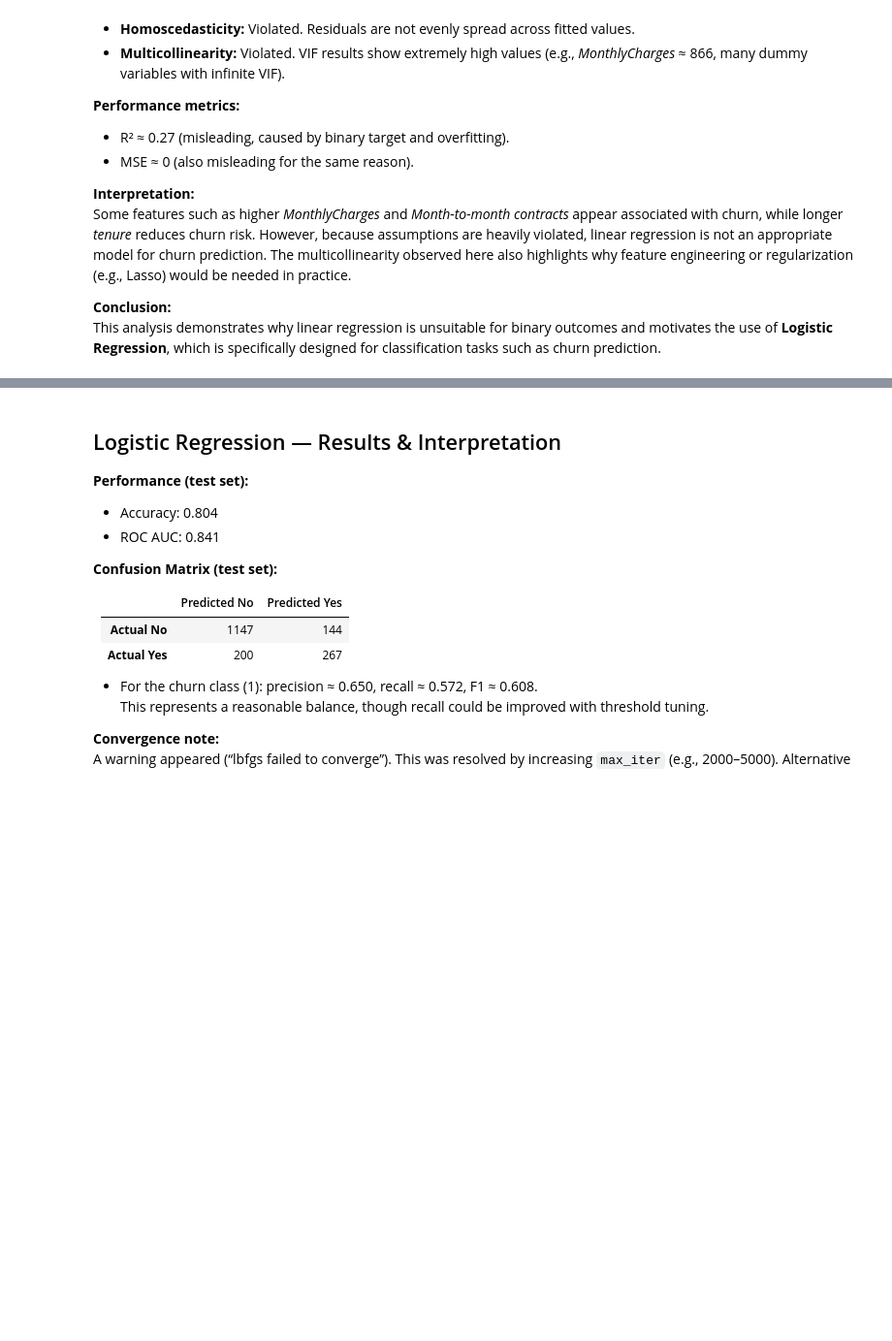
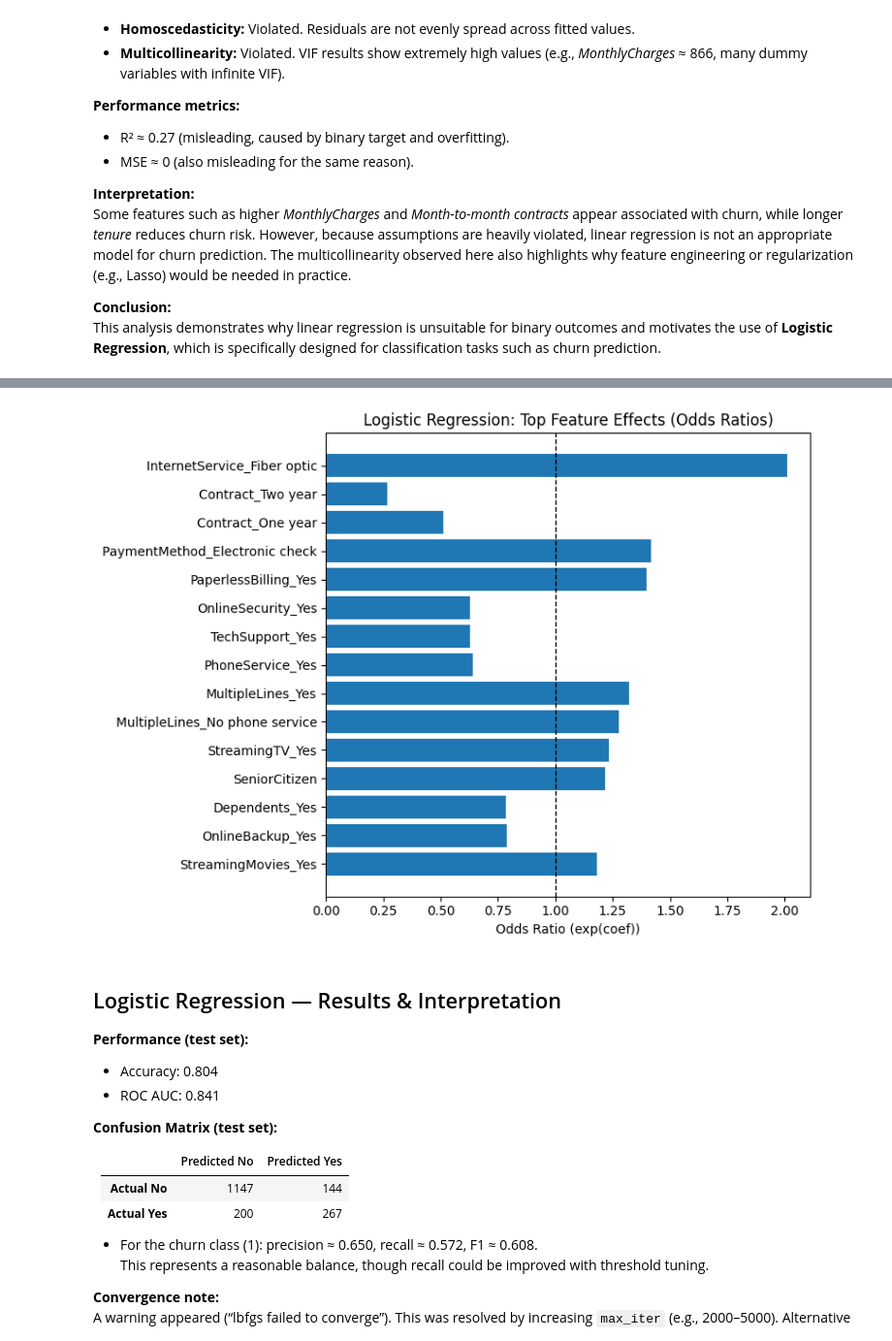
Before and after one commit to ericiortega/aipi590-xai-fall2025, a Jupyter notebook: assignments/interpretable_ml/interpretable_ml.ipynb, the cells around one changed output, grey strips where cells are left out. Shown at 97% size. Drawn from its saved outputs; the diff is of its cells as text; code cells hidden in the pictures; blank space fills up the shorter version.

```diff
--- a/assignments/interpretable_ml/interpretable_ml.ipynb
+++ b/assignments/interpretable_ml/interpretable_ml.ipynb
@@ -392,6 +456,33 @@ Please also refer to the documentation for alternative solver options:
 | 12 | OnlineSecurity_No internet service | -0.111914 | 0.894121 |
 | 16 | DeviceProtection_No internet service | -0.111914 | 0.894121 |
 | 18 | TechSupport_No internet service | -0.111914 | 0.894121 |
+# %%
+# --- Logistic Regression: Coefficient / Odds Ratio bar chart ---
+
+# coef_df should already exist with columns: ['feature','coef_log_odds']
+# If not, rebuild quickly:
+# coef_df = pd.DataFrame({
+#     "feature": X.columns,
+#     "coef_log_odds": logit.coef_[0]
+# })
+
+coef_df_plot = coef_df.copy()
+coef_df_plot["odds_ratio"] = np.exp(coef_df_plot["coef_log_odds"])
+# Rank by how far the odds ratio is from 1 (strongest effects first)
+coef_df_plot["abs_effect"] = (coef_df_plot["odds_ratio"] - 1).abs()
+
+top = coef_df_plot.sort_values("abs_effect", ascending=False).head(15)
+top = top.iloc[::-1]  # for a nicer top-to-bottom barh
+
+plt.figure(figsize=(8,6))
+plt.barh(top["feature"], top["odds_ratio"])
+plt.axvline(1.0, color="k", ls="--", lw=1)
+plt.xlabel("Odds Ratio (exp(coef))")
+plt.title("Logistic Regression: Top Feature Effects (Odds Ratios)")
+plt.tight_layout()
+plt.show()
+# %% [output]
+[figure, added]
 # %% [markdown]
 ## Logistic Regression — Results & Interpretation
 
```
Also changed, not shown: parts of 14 cells of this notebook.
